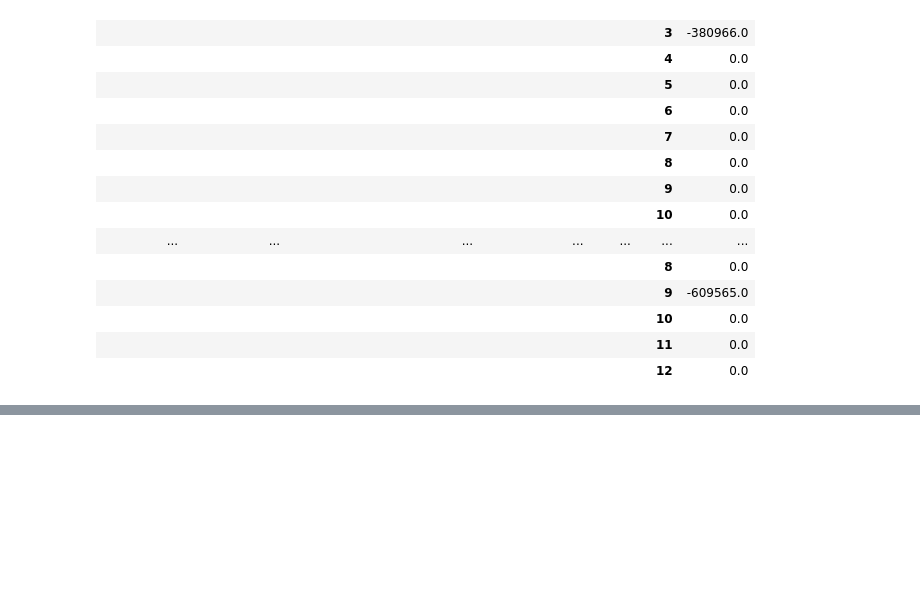
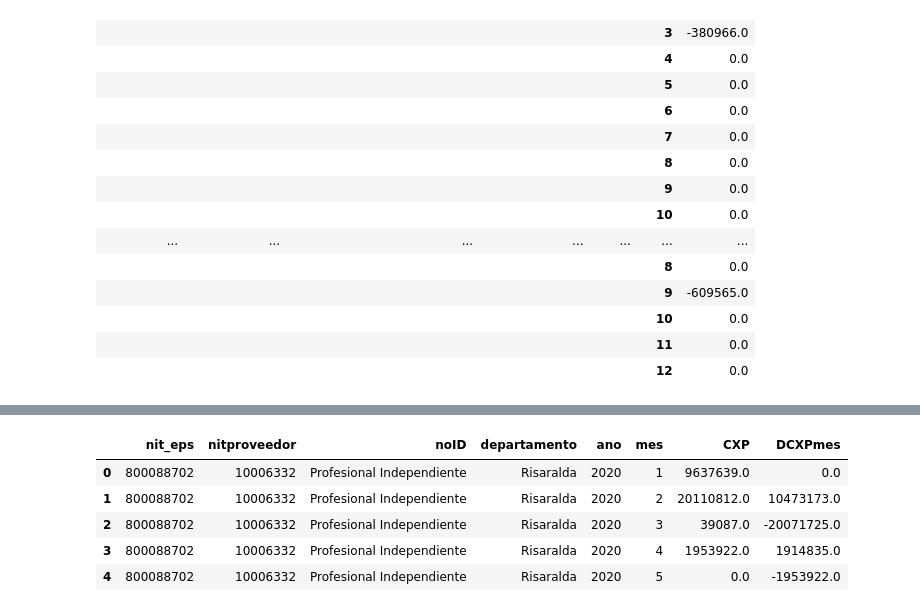
Before and after one commit to Miguelangelortizh/Data_cleaning, a Jupyter notebook: Supersalud_PAGO_V2.ipynb, the cells around one changed output, grey strips where cells are left out. Drawn from its saved outputs; the diff is of its cells as text; code cells hidden in the pictures; blank space fills up the shorter version.

```diff
--- a/Supersalud_PAGO_V2.ipynb
+++ b/Supersalud_PAGO_V2.ipynb
@@ -846,0 +1069,21 @@ FT003_pres_ope_dif.head(24)
+# %%
+# Se calcula la diferencia mensual para conocer el valor mensual de cada cuenta ya que por defecto vienen agregadas
+FT004_dif = FT004.groupby(['nit_eps', 'nitproveedor', 'noID', 'departamento', 'ano']).diff().fillna(0)
+# %%
+FT004_dif = FT004_dif.reset_index()
+FT004 = FT004.reset_index()
+# %%
+# Se reemplazan los nombres de las columnas para facilitar el tratamiento
+FT004_dif.rename(columns={'CXP': 'DCXPmes'}, inplace=True)
+# %%
+# Se unen las dos bases de datos para obtener la información de webgironoupc (Giro Directo - No_UPC - Compra de Cartera) y FT005 en una sola base de datos. Desagregando el valor de VCausado y el VPagado para cada mes
+FT004_V2= pd.merge(FT004, FT004_dif, how='outer', left_on=['nit_eps', 'nitproveedor', 'noID', 'departamento', 'ano', 'mes'], right_on=['nit_eps', 'nitproveedor', 'noID', 'departamento', 'ano', 'mes'])
+# %%
+FT004_V2.head()
+# %% [output]
+|  | nit_eps | nitproveedor | noID | departamento | ano | mes | CXP | DCXPmes |
+| 0 | 800088702 | 10006332 | Profesional Independiente | Risaralda | 2020 | 1 | 9637639.0 | 0.0 |
+| 1 | 800088702 | 10006332 | Profesional Independiente | Risaralda | 2020 | 2 | 20110812.0 | 10473173.0 |
+| 2 | 800088702 | 10006332 | Profesional Independiente | Risaralda | 2020 | 3 | 39087.0 | -20071725.0 |
+| 3 | 800088702 | 10006332 | Profesional Independiente | Risaralda | 2020 | 4 | 1953922.0 | 1914835.0 |
+| 4 | 800088702 | 10006332 | Profesional Independiente | Risaralda | 2020 | 5 | 0.0 | -1953922.0 |
```
Also changed, not shown: parts of 46 cells of this notebook.
